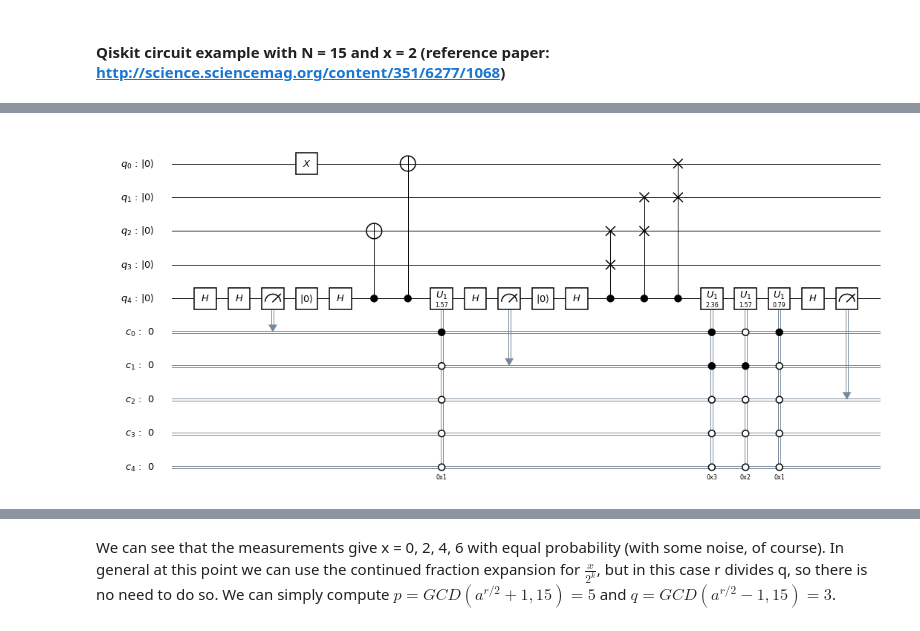
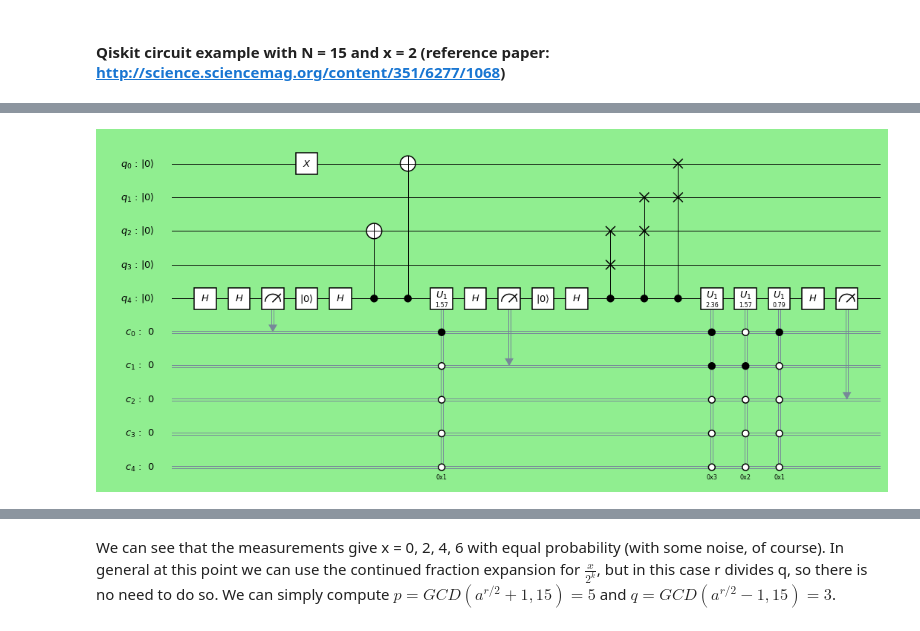
Before and after one commit to zommiommy/quantum_research, a Jupyter notebook: Shor/Shor.ipynb, the cells around one changed output, grey strips where cells are left out. Drawn from its saved outputs; the diff is of its cells as text; code cells hidden in the pictures.

```diff
--- a/Shor/Shor.ipynb
+++ b/Shor/Shor.ipynb
@@ -689,12 +703,13 @@ def circuit_aperiod15(qc,qr,cr,a):
 # %%
 q = QuantumRegister(5, 'q')
 c = ClassicalRegister(5, 'c')
 
 shor = QuantumCircuit(q, c)
 circuit_aperiod15(shor,q,c,2)
-shor.draw(output='mpl')
+style = {'backgroundcolor': 'lightgreen'}
+shor.draw(output='mpl', style=style)
 # %% [output]
-[figure, old version]
+[figure, new version]
 # %%
 backend = BasicAer.get_backend('qasm_simulator')
 sim_job = execute([shor], backend)
```
Also changed, not shown: parts of 4 cells of this notebook, 2 other files.
